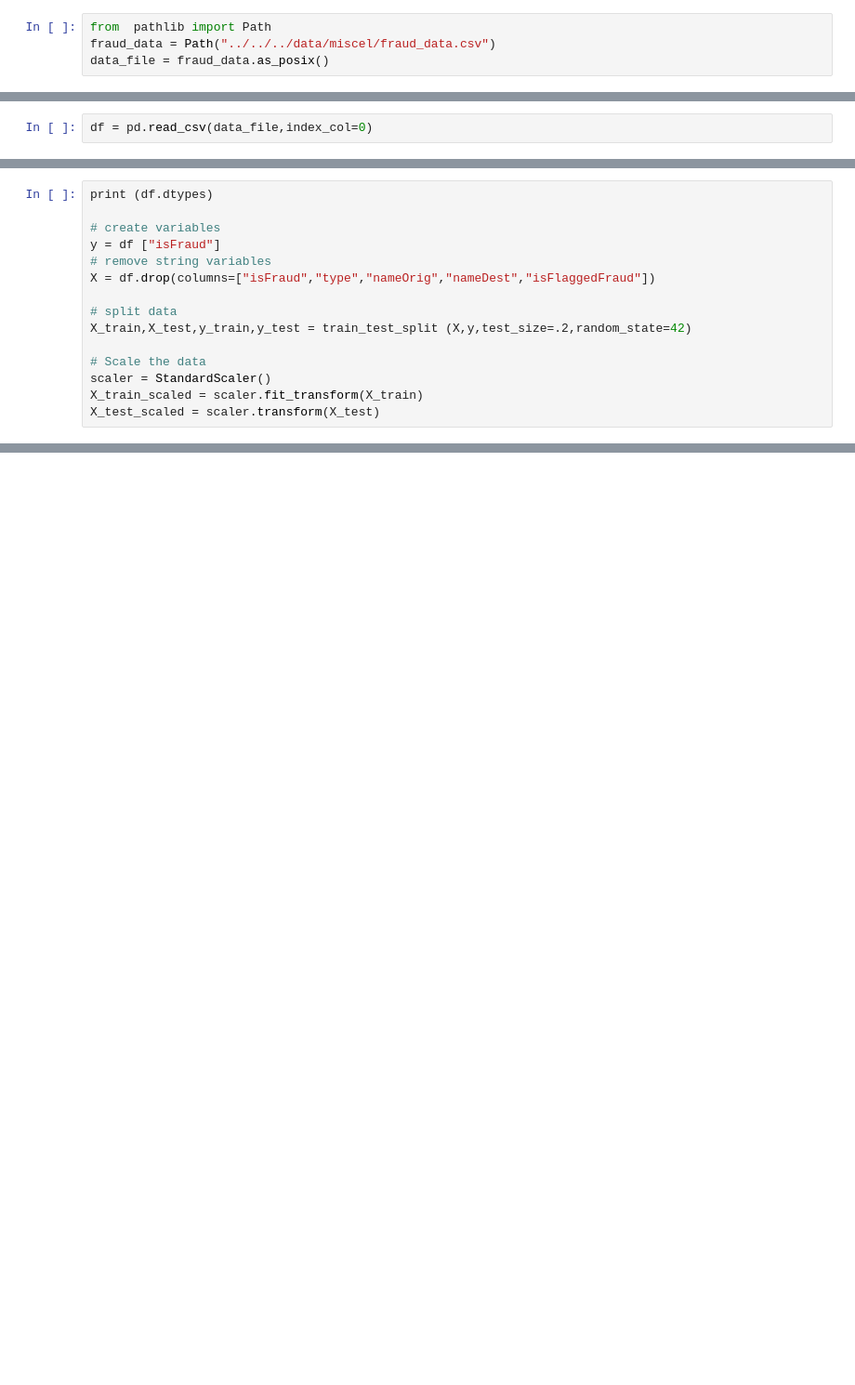
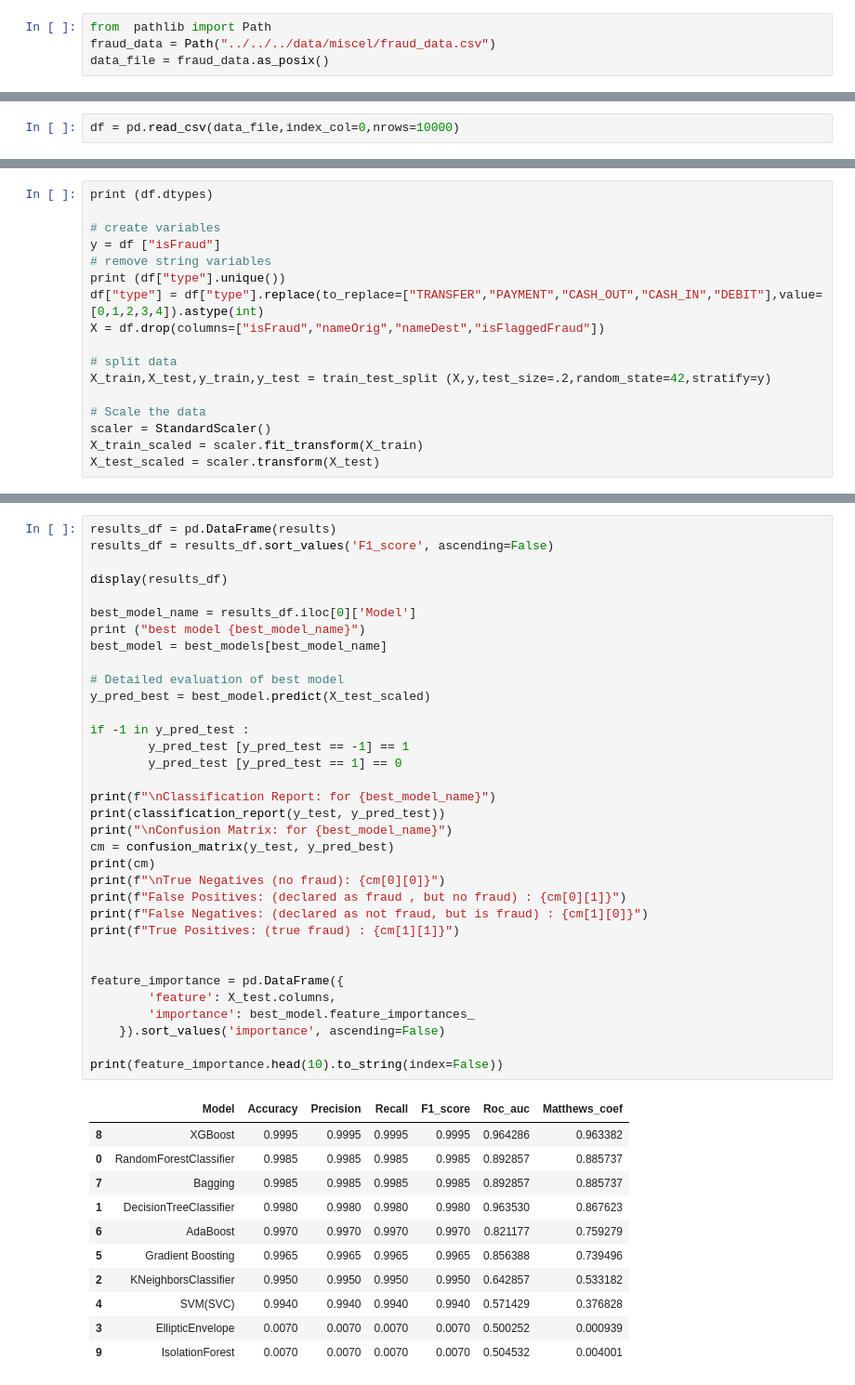
Before and after one commit to Clement2169/immocv, a Jupyter notebook: notebooks/miscellaneous/fraudDataExam.ipynb, the cells around one changed output, grey strips where cells are left out. Shown at 93% size. Cells and saved outputs as stored; diff of their text form; blank space fills up the shorter version.

```diff
--- a/notebooks/miscellaneous/fraudDataExam.ipynb
+++ b/notebooks/miscellaneous/fraudDataExam.ipynb
@@ -19,5 +23,5 @@ from sklearn.metrics import classification_report, accuracy_score
 # %%
-df = pd.read_csv(data_file,index_col=0)
+df = pd.read_csv(data_file,index_col=0,nrows=10000)
 # %%
 print (df.shape)
 display (df)
@@ -94,10 +36,12 @@ print (df.dtypes)
 # create variables
 y = df ["isFraud"]
 # remove string variables
-X = df.drop(columns=["isFraud","type","nameOrig","nameDest","isFlaggedFraud"])
+print (df["type"].unique())
+df["type"] = df["type"].replace(to_replace=["TRANSFER","PAYMENT","CASH_OUT","CASH_IN","DEBIT"],value=[0,1,2,3,4]).astype(int)
+X = df.drop(columns=["isFraud","nameOrig","nameDest","isFlaggedFraud"])
 
 # split data
-X_train,X_test,y_train,y_test = train_test_split (X,y,test_size=.2,random_state=42)
+X_train,X_test,y_train,y_test = train_test_split (X,y,test_size=.2,random_state=42,stratify=y)
 
 # Scale the data
 scaler = StandardScaler()
@@ -189,0 +333,46 @@ weighted avg       1.00      1.00      1.00     80000
+# %%
+results_df = pd.DataFrame(results)
+results_df = results_df.sort_values('F1_score', ascending=False)
+
+display(results_df)
+
+best_model_name = results_df.iloc[0]['Model']
+print ("best model {best_model_name}")
+best_model = best_models[best_model_name]
+
+# Detailed evaluation of best model
+y_pred_best = best_model.predict(X_test_scaled)
+
+if -1 in y_pred_test :
+        y_pred_test [y_pred_test == -1] == 1
+        y_pred_test [y_pred_test == 1] == 0
+
+print(f"\nClassification Report: for {best_model_name}")
+print(classification_report(y_test, y_pred_test))
+print("\nConfusion Matrix: for {best_model_name}")
+cm = confusion_matrix(y_test, y_pred_best)
+print(cm)
+print(f"\nTrue Negatives (no fraud): {cm[0][0]}")
+print(f"False Positives: (declared as fraud , but no fraud) : {cm[0][1]}")
+print(f"False Negatives: (declared as not fraud, but is fraud) : {cm[1][0]}")
+print(f"True Positives: (true fraud) : {cm[1][1]}")
+
+
+feature_importance = pd.DataFrame({
+        'feature': X_test.columns,
+        'importance': best_model.feature_importances_
+    }).sort_values('importance', ascending=False)
+
+print(feature_importance.head(10).to_string(index=False))
+# %% [output]
+|  | Model | Accuracy | Precision | Recall | F1_score | Roc_auc | Matthews_coef |
+| 8 | XGBoost | 0.9995 | 0.9995 | 0.9995 | 0.9995 | 0.964286 | 0.963382 |
+| 0 | RandomForestClassifier | 0.9985 | 0.9985 | 0.9985 | 0.9985 | 0.892857 | 0.885737 |
+| 7 | Bagging | 0.9985 | 0.9985 | 0.9985 | 0.9985 | 0.892857 | 0.885737 |
+| 1 | DecisionTreeClassifier | 0.9980 | 0.9980 | 0.9980 | 0.9980 | 0.963530 | 0.867623 |
+| 6 | AdaBoost | 0.9970 | 0.9970 | 0.9970 | 0.9970 | 0.821177 | 0.759279 |
+| 5 | Gradient Boosting | 0.9965 | 0.9965 | 0.9965 | 0.9965 | 0.856388 | 0.739496 |
+| 2 | KNeighborsClassifier | 0.9950 | 0.9950 | 0.9950 | 0.9950 | 0.642857 | 0.533182 |
+| 4 | SVM(SVC) | 0.9940 | 0.9940 | 0.9940 | 0.9940 | 0.571429 | 0.376828 |
+| 3 | EllipticEnvelope | 0.0070 | 0.0070 | 0.0070 | 0.0070 | 0.500252 | 0.000939 |
+| 9 | IsolationForest | 0.0070 | 0.0070 | 0.0070 | 0.0070 | 0.504532 | 0.004001 |
```
Also changed, not shown: parts of 16 cells of this notebook.
